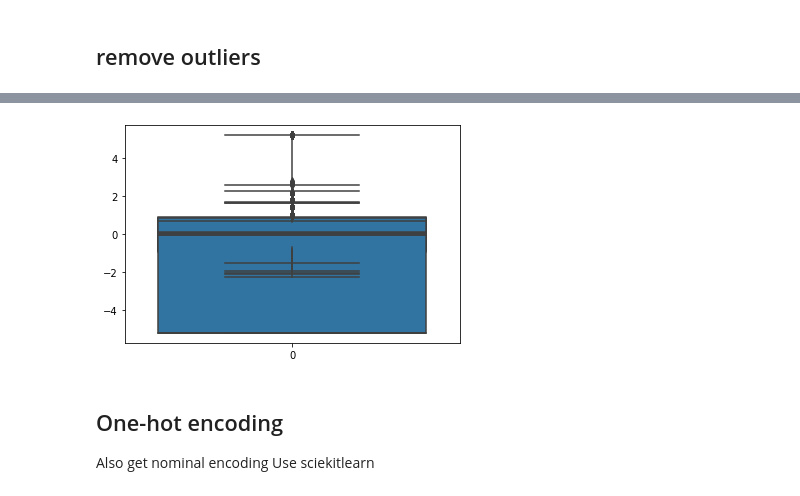
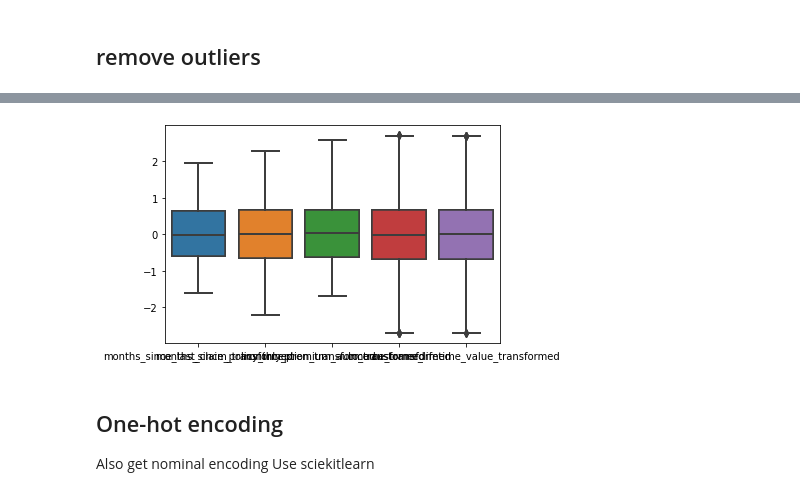
Before and after one commit to CrisQueCris/IronChristoph, a Jupyter notebook: Customer_Analysis_Case_Study/Customers Modelling.ipynb, the cells around one changed output, grey strips where cells are left out. Cells and saved outputs as stored; diff of their text form; code cells hidden in the pictures.

```diff
--- a/Customer_Analysis_Case_Study/Customers Modelling.ipynb
+++ b/Customer_Analysis_Case_Study/Customers Modelling.ipynb
@@ -190,7 +184,8 @@ sns.displot(number_of_policies_transformed)
 # %%
 transformed_cols = ['months_since_last_claim_transformed', 'months_since_policy_inception_transformed',
 'monthly_premium_auto_transformed', 'income_transformed',
-'customer_lifetime_value_transformed', 'number_of_policies_transformed', 'number_of_open_complaints_transformed']
+'customer_lifetime_value_transformed']
+#  'number_of_policies_transformed', 'number_of_open_complaints_transformed'
 
 
 df["months_since_last_claim_transformed"]= months_since_last_claim_transformed
@@ -211,11 +206,11 @@ df.drop(["income"],axis=1,inplace=True)
 df["customer_lifetime_value_transformed"]= customer_lifetime_value_transformed
 df.drop(["customer_lifetime_value"],axis=1,inplace=True)
 
-df["number_of_policies_transformed"]= number_of_policies_transformed
-df.drop(["number_of_policies"],axis=1,inplace=True)
+#df["number_of_policies_transformed"]= number_of_policies_transformed
+#df.drop(["number_of_policies"],axis=1,inplace=True)
 
-df["number_of_open_complaints_transformed"]= number_of_open_complaints_transformed
-df.drop(["number_of_open_complaints"],axis=1,inplace=True)
+# df["number_of_open_complaints_transformed"]= number_of_open_complaints_transformed
+#df.drop(["number_of_open_complaints"],axis=1,inplace=True)
 # %%
 df
 # %% [output]
@@ -235,8 +230,8 @@ df
 # %% [markdown]
 ## Transforming number_of_open_complaints and number_of_policies to Object
 # %%
-#df['number_of_open_complaints'] = df['number_of_open_complaints'].astype('object')
-#df['number_of_policies']=df['number_of_policies'].astype('object')
+df['number_of_open_complaints'] = df['number_of_open_complaints'].astype('object')
+df['number_of_policies']=df['number_of_policies'].astype('object')
 # %%
 categoricals_features=df.select_dtypes("object")
 categoricals_features
@@ -275,3 +270,6 @@ df
 | 10687 | 10687 | west region | no | premium | college | 2/13/11 | feb | employed | ... |
 | 10688 | 10688 | west region | no | basic | bachelor | 1/8/11 | jan | unemployed | ... |
 10689 rows × 25 columns
+# %%
+for i in transformed_cols:
+    sns.boxplot(data=df[transformed_cols])
@@ -278,4 +278,5 @@ df
 # %%
+print(df[transformed_cols].describe())
 def remove_outlier(df_in, col_name):
     q1 = df_in[col_name].quantile(0.25)
     q3 = df_in[col_name].quantile(0.75)
@@ -286,4 +287,6 @@ def remove_outlier(df_in, col_name):
     return df_out
 
 for i in transformed_cols:
-    remove_outlier(df, i )
+    df = remove_outlier(df, i )
+
+print(df[transformed_cols].describe())
@@ -290,10 +311,8 @@ for i in transformed_cols:
 # %%
 for i in transformed_cols:
-    ax = sns.boxplot(data=df[i])
-
-plt.show()
+    sns.boxplot(data=df[transformed_cols])
 # %% [output]
-[figure, old version]
+[figure, new version]
 # %% [markdown]
 ## One-hot encoding
  Also get nominal encoding
```
Also changed, not shown: parts of 81 cells of this notebook.
